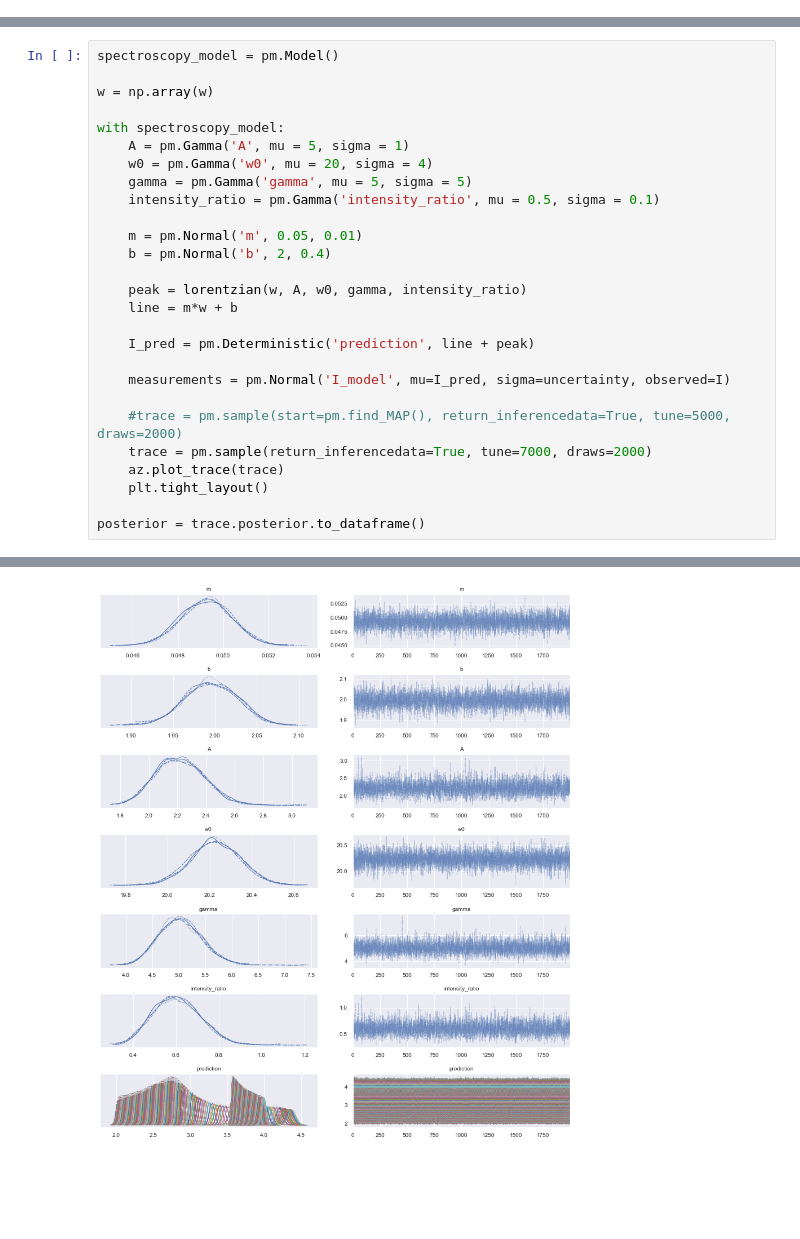
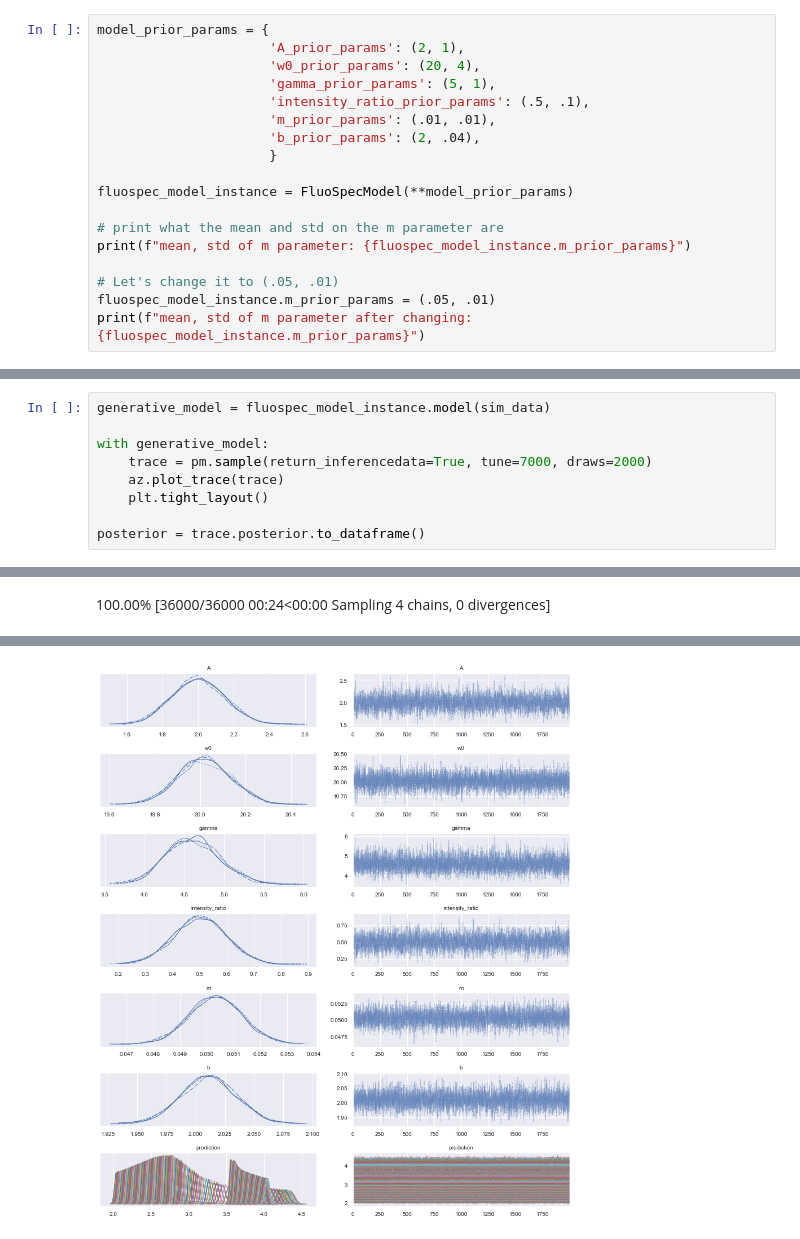
Before and after one commit to phys201/FluorescenceSpectroscopy, a Jupyter notebook: documentation.ipynb, the cells around one changed output, grey strips where cells are left out. Saved outputs shown, nothing was run; the diff lists cells and outputs as text; blank space fills up the shorter version.

```diff
--- a/documentation.ipynb
+++ b/documentation.ipynb
@@ -135,0 +96,18 @@ plt.title('Simulated Data');
+# %%
+model_prior_params = {
+                      'A_prior_params': (2, 1),
+                      'w0_prior_params': (20, 4),
+                      'gamma_prior_params': (5, 1),
+                      'intensity_ratio_prior_params': (.5, .1),
+                      'm_prior_params': (.01, .01),
+                      'b_prior_params': (2, .04),
+                      }
+
+fluospec_model_instance = FluoSpecModel(**model_prior_params)
+
+# print what the mean and std on the m parameter are
+print(f"mean, std of m parameter: {fluospec_model_instance.m_prior_params}")
+
+# Let's change it to (.05, .01)
+fluospec_model_instance.m_prior_params = (.05, .01)
+print(f"mean, std of m parameter after changing: {fluospec_model_instance.m_prior_params}")
@@ -136,25 +117,7 @@ plt.title('Simulated Data');
 # %%
-spectroscopy_model = pm.Model()
+generative_model = fluospec_model_instance.model(sim_data)
 
-w = np.array(w)
-
-with spectroscopy_model:
-    A = pm.Gamma('A', mu = 5, sigma = 1)
-    w0 = pm.Gamma('w0', mu = 20, sigma = 4)
-    gamma = pm.Gamma('gamma', mu = 5, sigma = 5)
-    intensity_ratio = pm.Gamma('intensity_ratio', mu = 0.5, sigma = 0.1)
-
-    m = pm.Normal('m', 0.05, 0.01)
-    b = pm.Normal('b', 2, 0.4)
-
-    peak = lorentzian(w, A, w0, gamma, intensity_ratio)
-    line = m*w + b
-
-    I_pred = pm.Deterministic('prediction', line + peak)
-
-    measurements = pm.Normal('I_model', mu=I_pred, sigma=uncertainty, observed=I)
-
-    #trace = pm.sample(start=pm.find_MAP(), return_inferencedata=True, tune=5000, draws=2000)
+with generative_model:
     trace = pm.sample(return_inferencedata=True, tune=7000, draws=2000)
     az.plot_trace(trace)
     plt.tight_layout()
@@ -168,0 +131 @@ NUTS: [b, m, intensity_ratio, gamma, w0, A]
+100.00% [36000/36000 00:24<00:00 Sampling 4 chains, 0 divergences]
@@ -170,4 +133,4 @@ Sampling 4 chains for 7_000 tune and 2_000 draw iterations (28_000 + 8_000 draws
-[figure, old version]
+[figure, new version]
 # %%
 sns.pairplot(posterior.drop('prediction', axis=1))
 # %% [output]
```
Also changed, not shown: parts of 16 cells of this notebook.
